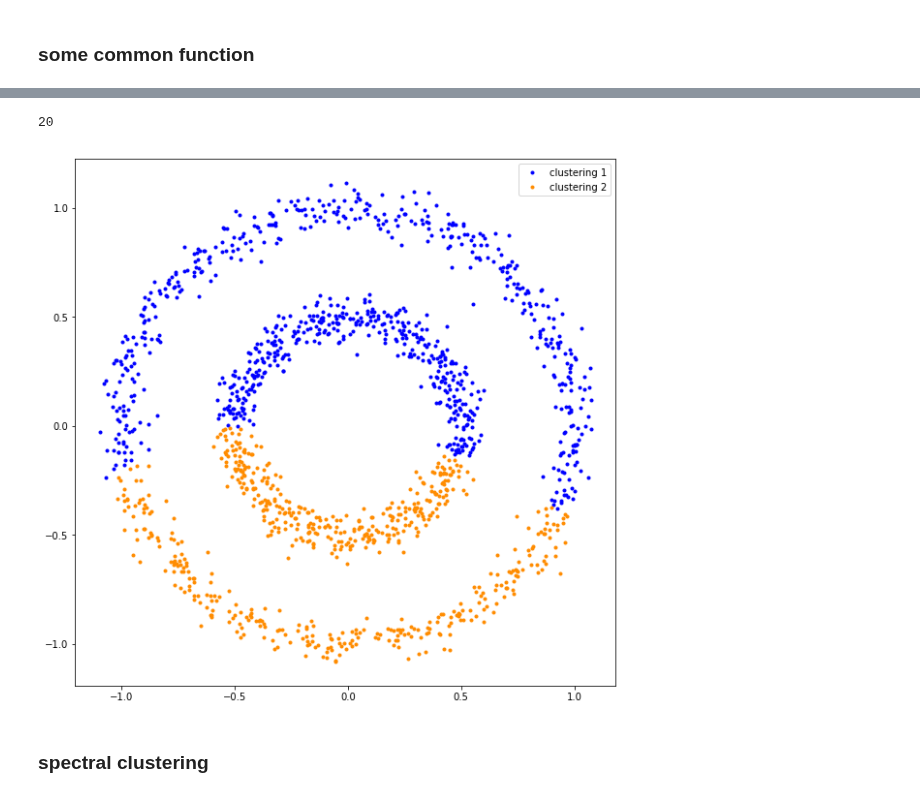
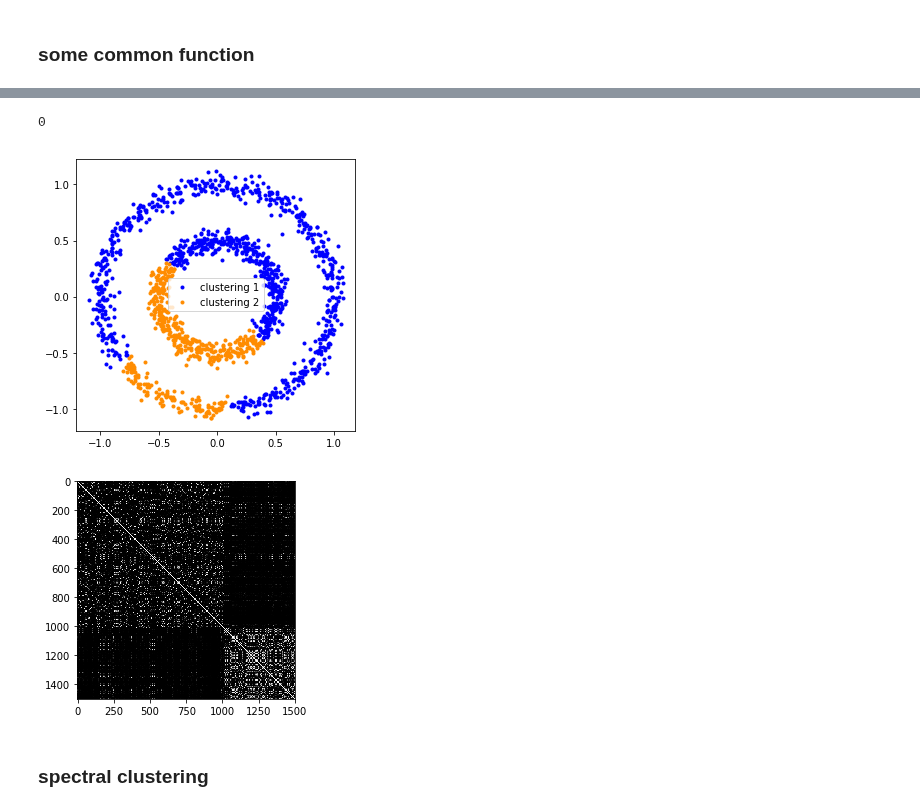
Before and after one commit to csielee/2018ML, a Jupyter notebook: HW6/HW6.ipynb, the cells around one changed output, grey strips where cells are left out. Drawn from its saved outputs; the diff is of its cells as text; code cells hidden in the pictures.

```diff
--- a/HW6/HW6.ipynb
+++ b/HW6/HW6.ipynb
@@ -28,10 +29,13 @@ plt.show()
 # %% [markdown]
 ### some common function
 # %%
+# tool and common function
+
 def showClustering(
     datas,
     C,
     u=None,
+    title='',
     k=None,
     color_k = ['blue', 'darkorange', 'green', 'deeppink']
 ):
@@ -55,5 +59,17 @@ def showClustering(
         clustering_datas = datas[C[:,i]==1,:]
         plt.plot(clustering_datas[:,0],clustering_datas[:,1],'.',c=color_k[i], label='clustering '+str(i+1))
 
+    plt.title(title)
     plt.legend()
     plt.show()
+
+def ReorderGram(gram, c):
+    new_order = np.array([])
+    for i in range(c.shape[1]):
+        new_order = np.append(new_order, np.where(c[:,i]==1)[0])
+    new_order = new_order.astype('int32')
+    return gram[new_order,:][:,new_order]
+
+def showGram(gram):
+    im.show(gram, cmap='gray')
+    plt.show()
@@ -152,6 +256,6 @@ print(np.exp(-0.01*Euclidean(data_source,data_source))[:3,:3])
 # %%
 # initial setting
-kernel = RBFkernel(5)
+kernel = RBFkernel(13.66)
 data_source = np.array(circle)
 k = 2
 
@@ -161,4 +265,7 @@ c = np.zeros((data_source.shape[0],k))
 c[np.arange(c.shape[0]),np.random.randint(k,size=c.shape[0])] = 1
 
 plt.imshow(gram_matrix, cmap='gray')
+plt.show()
+plt.imshow(ReorderGram(gram_matrix,c), cmap='gray')
+plt.show()
 # %% [output]
@@ -180,18 +287,21 @@ w = w**2
 # %%
 # M-step
 
 update_c = np.zeros(w.shape)
 update_c[np.arange(w.shape[0]),np.argmin(w, axis=1)] = 1
 
 delta_c = np.count_nonzero(np.abs(update_c - c))
 
 c = update_c
 
 print(delta_c)
 
 showClustering(data_source, update_c)
+plt.imshow(ReorderGram(gram_matrix,c), cmap='gray')
+plt.show()
 # %% [output]
-20
+0
-[figure, old version]
+[figure, new version]
+[figure, added]
 # %% [markdown]
 ### spectral clustering
```
Also changed, not shown: parts of 19 cells of this notebook.
